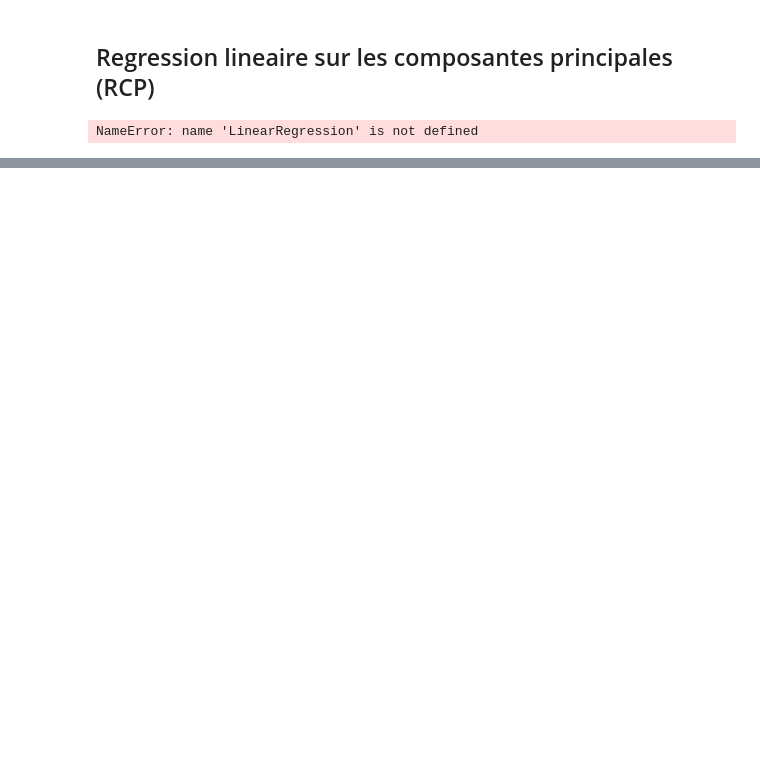
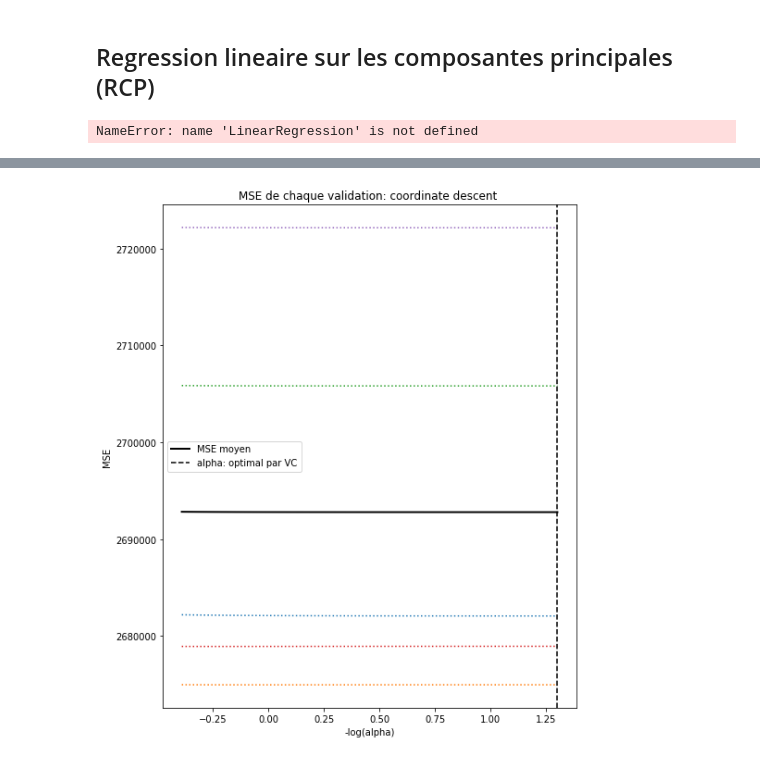
Before and after one commit to Arnofnr/ProjectBigDataCertif, a Jupyter notebook: SalesPredictionArnaud.ipynb, the cells around one changed output, grey strips where cells are left out. Cells and saved outputs as stored; diff of their text form; code cells hidden in the pictures; blank space fills up the shorter version.

```diff
--- a/SalesPredictionArnaud.ipynb
+++ b/SalesPredictionArnaud.ipynb
@@ -158,0 +199,9 @@ NameError: name 'LinearRegression' is not defined
+# %%
+from sklearn.preprocessing import StandardScaler
+# L'algorithme ds réseaux de neurones nécessite éventuellement une normalisation
+# des variables explicatives avec les commandes ci-dessous
+scaler = StandardScaler()
+scaler.fit(X_train)
+Xr_train = scaler.transform(X_train)
+# Meme transformation sur le test
+Xr_test = scaler.transform(X_test)
@@ -158,0 +255,21 @@ NameError: name 'LinearRegression' is not defined
+# %%
+from sklearn.linear_model import LassoCV, LassoLarsCV
+model = LassoCV(cv=5, alphas=np.array(range(1,50,1))/20.,n_jobs=-1,random_state=13).fit(Xr_train,Y_train)
+m_log_alphas = -np.log10(model.alphas_)
+
+plt.figure()
+# ymin, ymax = 2300, 3800
+plt.plot(m_log_alphas, model.mse_path_, ':')
+plt.plot(m_log_alphas, model.mse_path_.mean(axis=-1), 'k',
+         label='MSE moyen', linewidth=2)
+plt.axvline(-np.log10(model.alpha_), linestyle='--', color='k',
+            label='alpha: optimal par VC')
+
+plt.legend()
+
+plt.xlabel('-log(alpha)')
+plt.ylabel('MSE')
+plt.title('MSE de chaque validation: coordinate descent ')
+plt.show()
+# %% [output]
+[figure, added]
```
Also changed, not shown: parts of 12 cells of this notebook.
